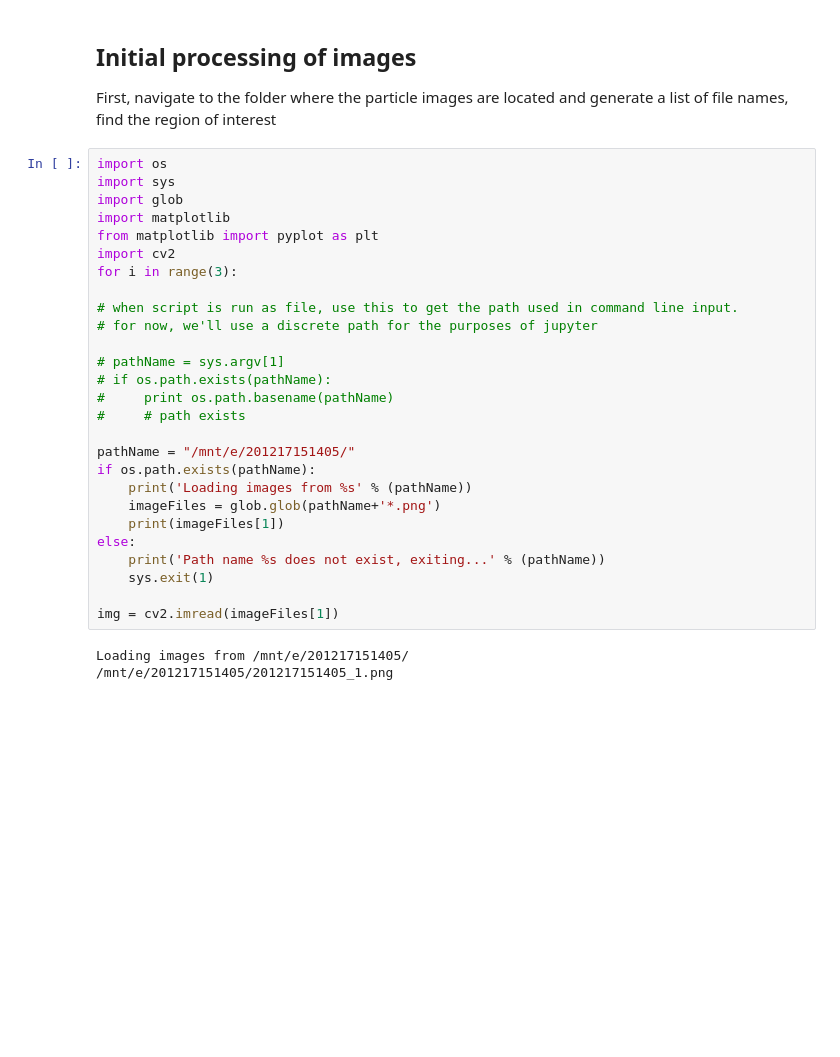
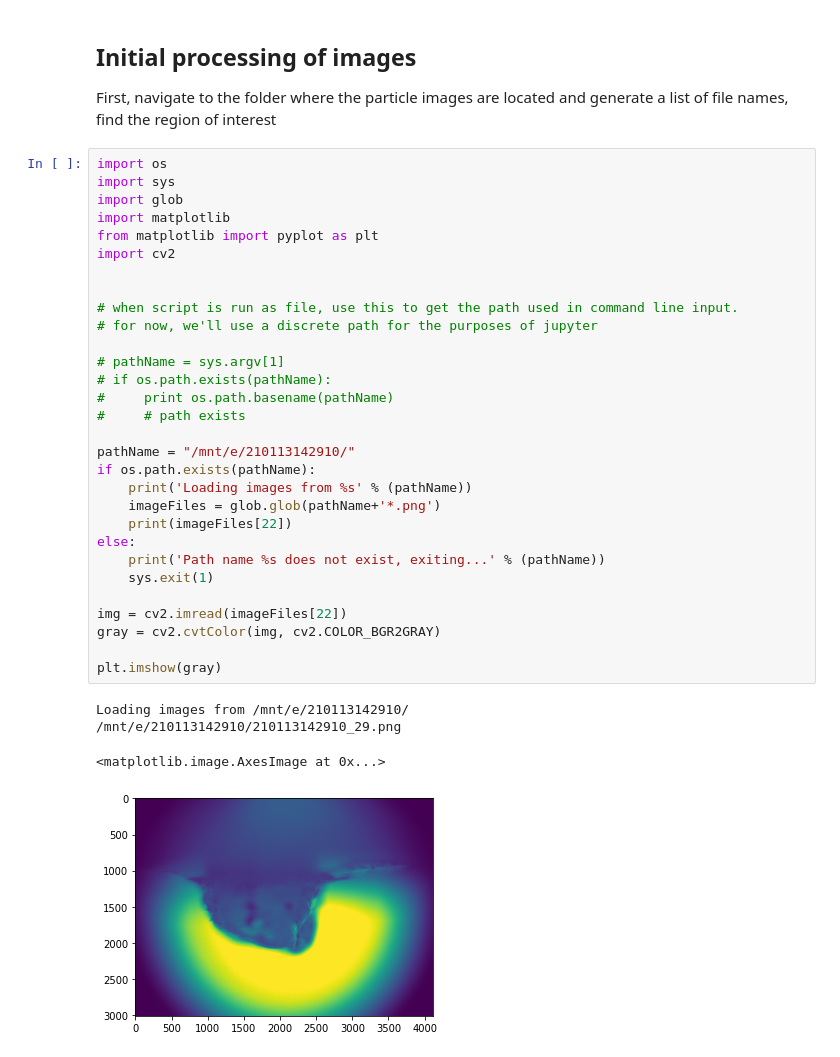
Before and after one commit to Gustafferson/particleVirtualization, a Jupyter notebook: testBed.ipynb, the cells around one changed output. Drawn from its saved outputs; the diff is of its cells as text; blank space fills up the shorter version.

```diff
--- a/testBed.ipynb
+++ b/testBed.ipynb
@@ -18,30 +18,35 @@ First, navigate to the folder where the particle images are located and generate
 # %%
 import os
 import sys
 import glob
 import matplotlib
 from matplotlib import pyplot as plt
 import cv2
-for i in range(3):
+
 
 # when script is run as file, use this to get the path used in command line input.
 # for now, we'll use a discrete path for the purposes of jupyter
 
 # pathName = sys.argv[1]
 # if os.path.exists(pathName):
 #     print os.path.basename(pathName)
 #     # path exists
 
-pathName = "/mnt/e/201217151405/"
+pathName = "/mnt/e/210113142910/"
 if os.path.exists(pathName):
     print('Loading images from %s' % (pathName))
     imageFiles = glob.glob(pathName+'*.png')
-    print(imageFiles[1])
+    print(imageFiles[22])
 else:
     print('Path name %s does not exist, exiting...' % (pathName))
     sys.exit(1)
 
-img = cv2.imread(imageFiles[1])
+img = cv2.imread(imageFiles[22])
+gray = cv2.cvtColor(img, cv2.COLOR_BGR2GRAY)
+
+plt.imshow(gray)
 # %% [output]
-Loading images from /mnt/e/201217151405/
-/mnt/e/201217151405/201217151405_1.png
+Loading images from /mnt/e/210113142910/
+/mnt/e/210113142910/210113142910_29.png
+<matplotlib.image.AxesImage at 0x...>
+[figure, added]
```
Also changed, not shown: parts of 7 cells of this notebook, 1 other file.
